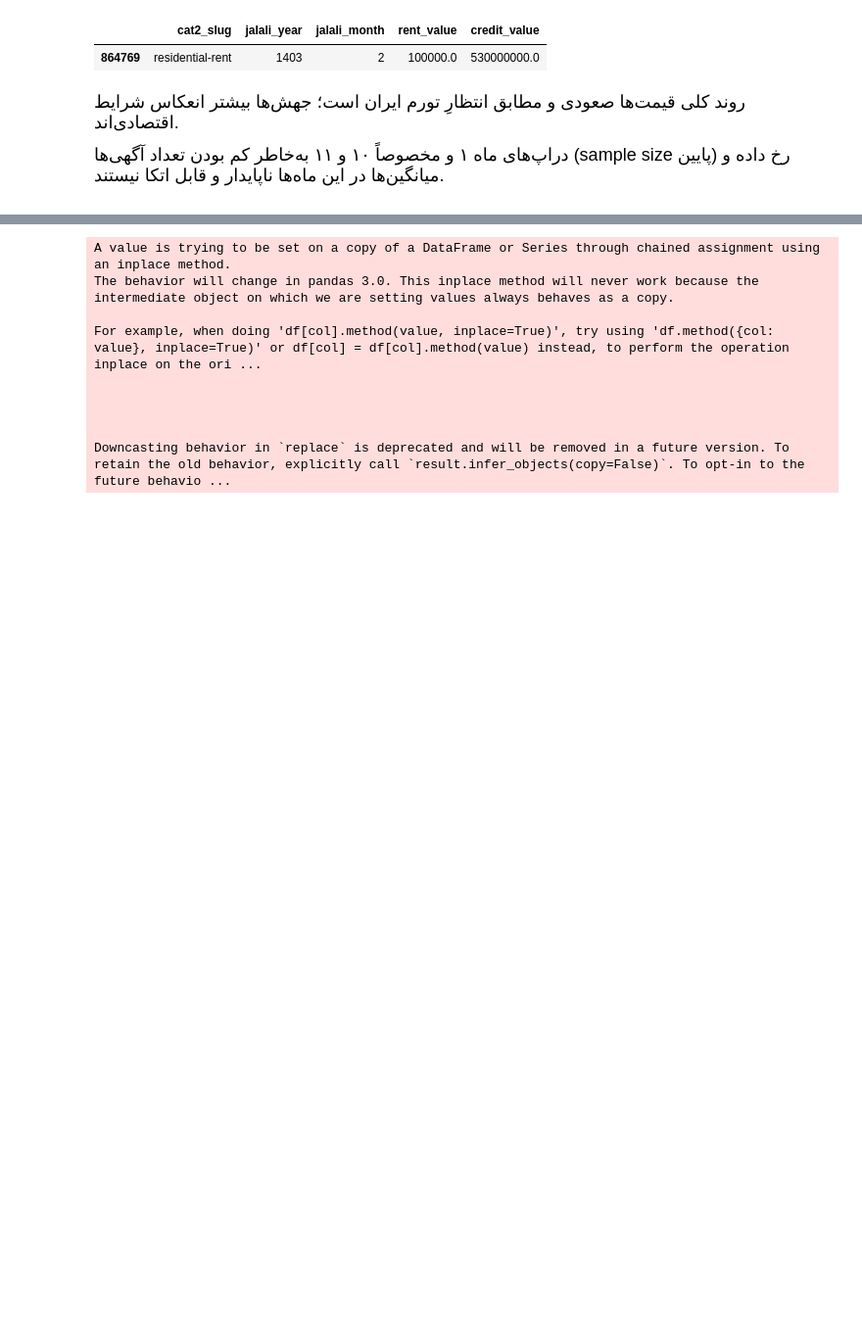
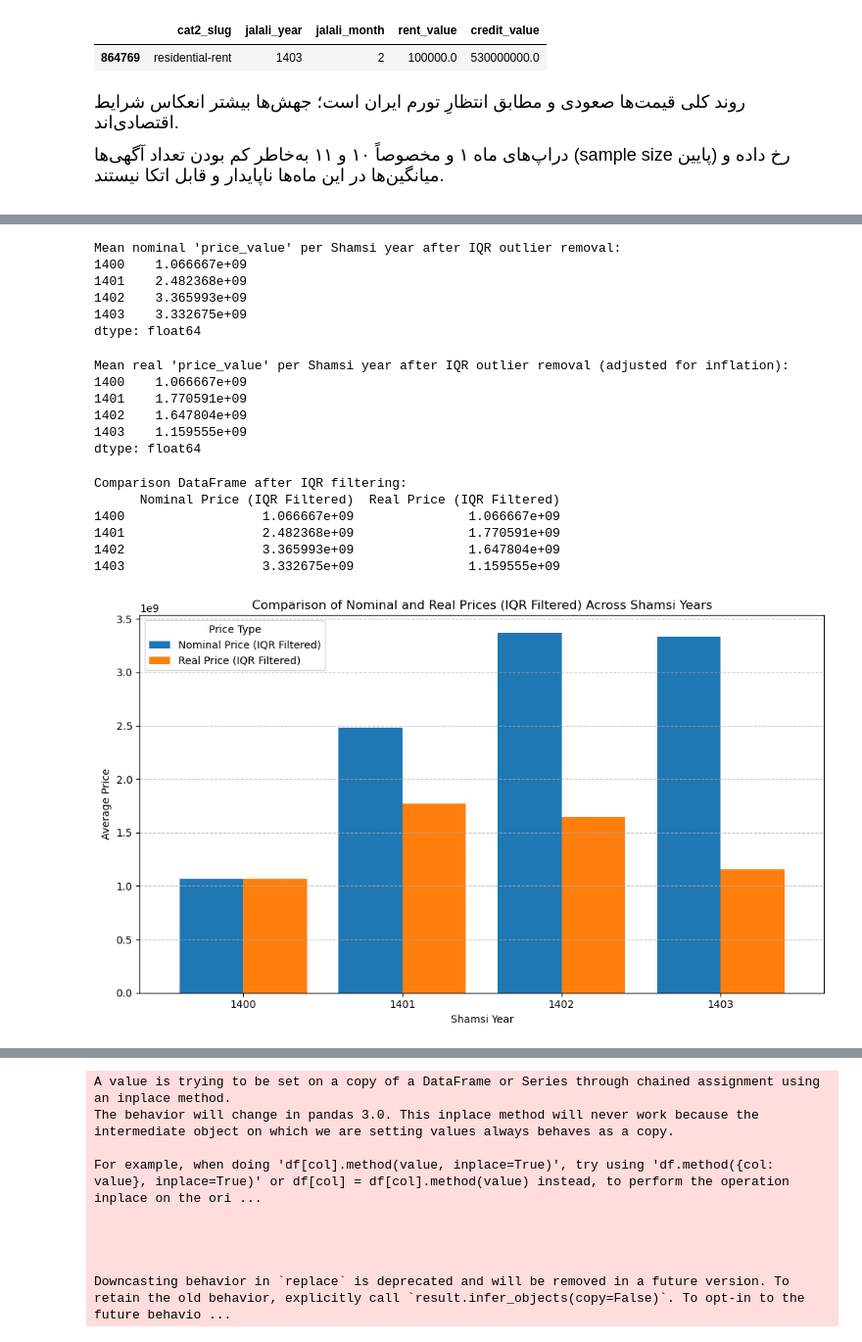
Before and after one commit to Navidbyti/real-estate-ml-project, a Jupyter notebook: 1-Questions/questions-final.ipynb, the cells around one changed output, grey strips where cells are left out. Shown at 98% size. Saved outputs shown, nothing was run; the diff lists cells and outputs as text; code cells hidden in the pictures; blank space fills up the shorter version.

```diff
--- a/1-Questions/questions-final.ipynb
+++ b/1-Questions/questions-final.ipynb
@@ -266,0 +345,7 @@ fig.show()
+# %%
+df_divar.dropna(subset=['price_value'], inplace=True)
+
+print("Shape of DataFrame after dropping rows with NaN in 'price_value':")
+print(df_divar.shape)
+print("Number of NaN values in 'price_value' after dropping:")
+print(df_divar['price_value'].isnull().sum())
@@ -266,0 +529,73 @@ fig.show()
+# %%
+nominal_prices_iqr_filtered = {}
+
+for year in target_shamsi_years:
+    df_year = df_divar_filtered[df_divar_filtered['year_shamsi'] == year]
+    price_values = df_year['price_value']
+
+    Q1 = price_values.quantile(0.25)
+    Q3 = price_values.quantile(0.75)
+    IQR = Q3 - Q1
+
+    lower_bound = Q1 - 1.5 * IQR
+    upper_bound = Q3 + 1.5 * IQR
+
+    filtered_prices = price_values[(price_values >= lower_bound) & (price_values <= upper_bound)]
+
+    nominal_prices_iqr_filtered[year] = filtered_prices.mean()
+
+nominal_prices_iqr_filtered_series = pd.Series(nominal_prices_iqr_filtered)
+
+print("Mean nominal 'price_value' per Shamsi year after IQR outlier removal:")
+print(nominal_prices_iqr_filtered_series)
+# %% [output]
+Mean nominal 'price_value' per Shamsi year after IQR outlier removal:
+1400    1.066667e+09
+1401    2.482368e+09
+1402    3.365993e+09
+1403    3.332675e+09
+dtype: float64
+# %%
+inflation_factors_iqr_series = pd.Series(cumulative_inflation_factors)
+real_prices_iqr_filtered = nominal_prices_iqr_filtered_series / inflation_factors_iqr_series
+
+print("Mean real 'price_value' per Shamsi year after IQR outlier removal (adjusted for inflation):")
+print(real_prices_iqr_filtered)
+# %% [output]
+Mean real 'price_value' per Shamsi year after IQR outlier removal (adjusted for inflation):
+1400    1.066667e+09
+1401    1.770591e+09
+1402    1.647804e+09
+1403    1.159555e+09
+dtype: float64
+# %%
+comparison_df_iqr_filtered = pd.DataFrame({
+    'Nominal Price (IQR Filtered)': nominal_prices_iqr_filtered_series,
+    'Real Price (IQR Filtered)': real_prices_iqr_filtered
+})
+
+print("Comparison DataFrame after IQR filtering:")
+print(comparison_df_iqr_filtered)
+# %% [output]
+Comparison DataFrame after IQR filtering:
+      Nominal Price (IQR Filtered)  Real Price (IQR Filtered)
+1400                  1.066667e+09               1.066667e+09
+1401                  2.482368e+09               1.770591e+09
+1402                  3.365993e+09               1.647804e+09
+1403                  3.332675e+09               1.159555e+09
+# %%
+import matplotlib.pyplot as plt
+
+plt.figure(figsize=(10, 6))
+comparison_df_iqr_filtered.plot(kind='bar', ax=plt.gca(), width=0.8)
+
+plt.title('Comparison of Nominal and Real Prices (IQR Filtered) Across Shamsi Years')
+plt.xlabel('Shamsi Year')
+plt.ylabel('Average Price')
+plt.xticks(rotation=0)
+plt.legend(title='Price Type')
+plt.grid(axis='y', linestyle='--', alpha=0.7)
+plt.tight_layout()
+plt.show()
+# %% [output]
+[figure, added]
```
Also changed, not shown: parts of 30 cells of this notebook.
